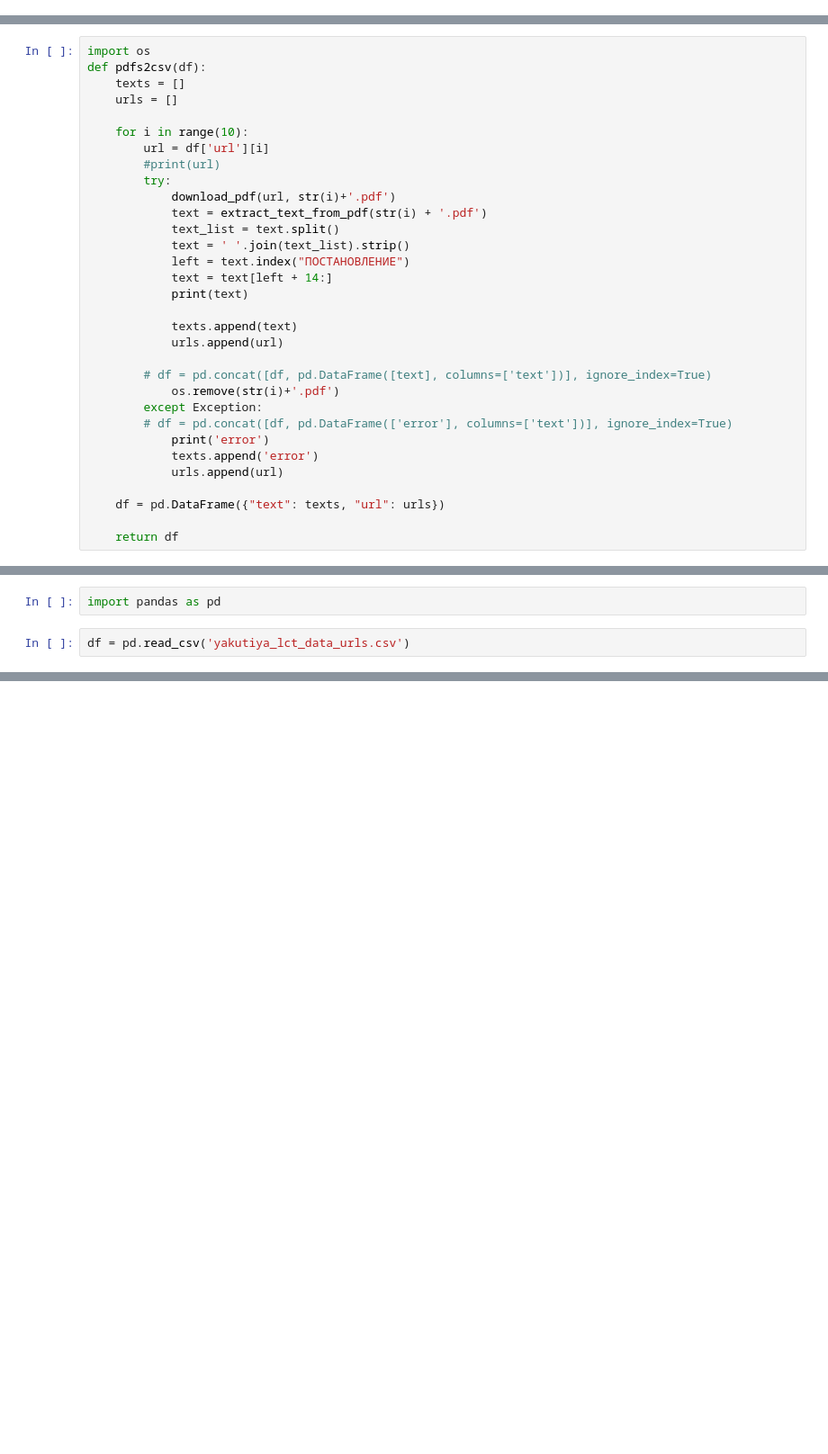
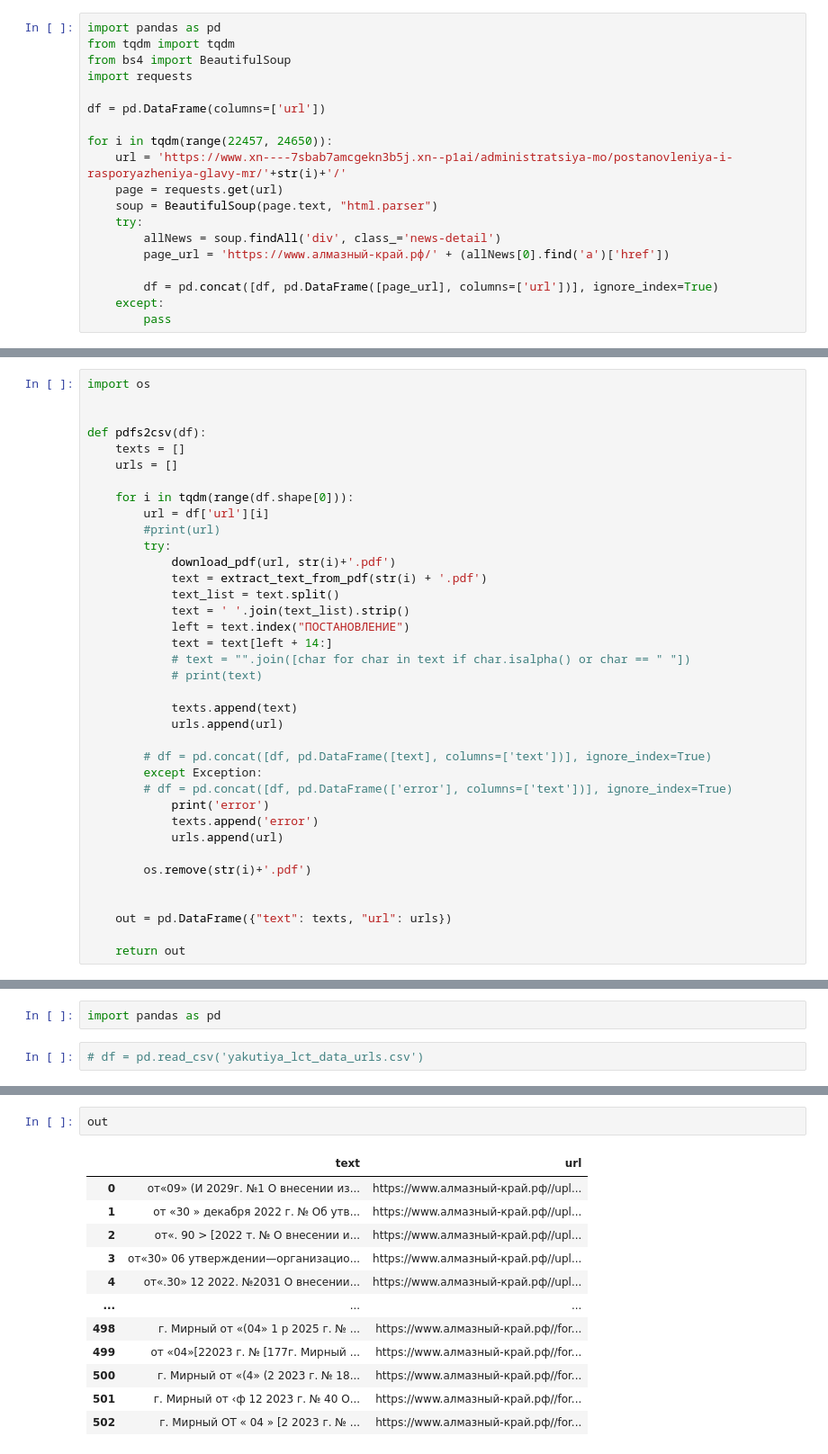
Before and after one commit to denmalbas007/LCT_Hack_Yakutiya_2023, a Jupyter notebook: parsing.ipynb, the cells around one changed output, grey strips where cells are left out. Shown: that part at 90% size. Cells and saved outputs as stored; diff of their text form; blank space fills up the shorter version.

```diff
--- a/parsing.ipynb
+++ b/parsing.ipynb
@@ -31,3 +5,22 @@ You should consider upgrading via the '/Users/danilo/doc_text_extraction/bin/pyt
+# %%
+import pandas as pd
+from tqdm import tqdm
+from bs4 import BeautifulSoup
+import requests
+
+df = pd.DataFrame(columns=['url'])
+
+for i in tqdm(range(22457, 24650)):
+    url = 'https://www.xn----7sbab7amcgekn3b5j.xn--p1ai/administratsiya-mo/postanovleniya-i-rasporyazheniya-glavy-mr/'+str(i)+'/'
+    page = requests.get(url)
+    soup = BeautifulSoup(page.text, "html.parser")
+    try:
+        allNews = soup.findAll('div', class_='news-detail')
+        page_url = 'https://www.алмазный-край.рф/' + (allNews[0].find('a')['href'])
+
+        df = pd.concat([df, pd.DataFrame([page_url], columns=['url'])], ignore_index=True)
+    except:
+        pass
 # %%
 from tika import parser # pip install tika
 def extract_text_from_pdf(path):
@@ -43,11 +36,13 @@ def download_pdf(url, save_path):
         f.write(r.content)
 # %%
 import os
+
+
 def pdfs2csv(df):
     texts = []
     urls = []
 
-    for i in range(10):
+    for i in tqdm(range(df.shape[0])):
         url = df['url'][i]
         #print(url)
         try:
@@ -57,19 +52,22 @@ def pdfs2csv(df):
             text = ' '.join(text_list).strip()
             left = text.index("ПОСТАНОВЛЕНИЕ")
             text = text[left + 14:]
-            print(text)
+            # text = "".join([char for char in text if char.isalpha() or char == " "])
+            # print(text)
 
             texts.append(text)
             urls.append(url)
 
         # df = pd.concat([df, pd.DataFrame([text], columns=['text'])], ignore_index=True)
-            os.remove(str(i)+'.pdf')
         except Exception:
         # df = pd.concat([df, pd.DataFrame(['error'], columns=['text'])], ignore_index=True)
             print('error')
             texts.append('error')
             urls.append(url)
 
-    df = pd.DataFrame({"text": texts, "url": urls})
+        os.remove(str(i)+'.pdf')
 
-    return df
+
+    out = pd.DataFrame({"text": texts, "url": urls})
+
+    return out
@@ -92,7 +74,7 @@ You should consider upgrading via the '/Users/danilo/doc_text_extraction/bin/pyt
 # %%
 import pandas as pd
 # %%
-df = pd.read_csv('yakutiya_lct_data_urls.csv')
+# df = pd.read_csv('yakutiya_lct_data_urls.csv')
 # %%
 out = pdfs2csv(df)
 out
@@ -120,0 +108,15 @@ error
+# %%
+out
+# %% [output]
+|  | text | url |
+| 0 | от«09» (И 2029г. №1 О внесении из... | https://www.алмазный-край.рф//upl... |
+| 1 | от «30 » декабря 2022 г. № Об утв... | https://www.алмазный-край.рф//upl... |
+| 2 | от«. 90 > [2022 т. № О внесении и... | https://www.алмазный-край.рф//upl... |
+| 3 | от«30» 06 утверждении—организацио... | https://www.алмазный-край.рф//upl... |
+| 4 | от«.30» 12 2022. №2031 О внесении... | https://www.алмазный-край.рф//upl... |
+| ... | ... | ... |
+| 498 | г. Мирный от «(04» 1 р 2025 г. № ... | https://www.алмазный-край.рф//for... |
+| 499 | от «04»[22023 г. № [177г. Мирный ... | https://www.алмазный-край.рф//for... |
+| 500 | г. Мирный от «(4» (2 2023 г. № 18... | https://www.алмазный-край.рф//for... |
+| 501 | г. Мирный от ‹ф 12 2023 г. № 40 О... | https://www.алмазный-край.рф//for... |
+| 502 | г. Мирный ОТ « 04 » [2 2023 г. № ... | https://www.алмазный-край.рф//for... |
```
Also changed, not shown: parts of 8 cells of this notebook, 2 other files.
